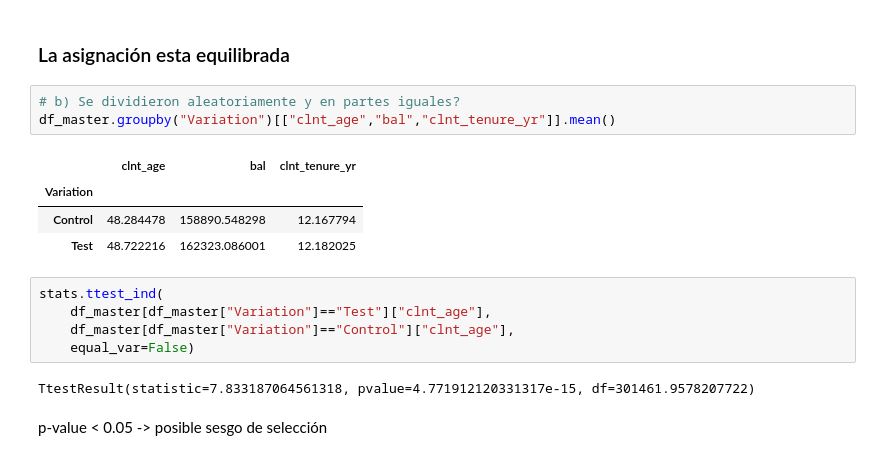
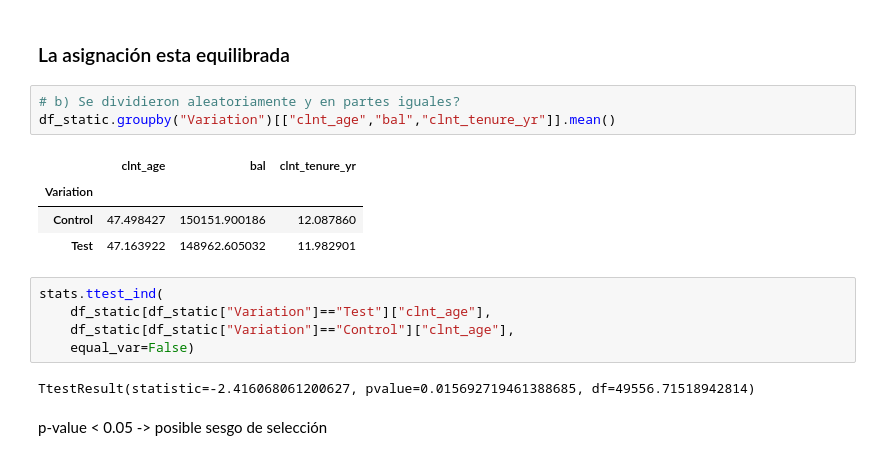
Before and after one commit to MonicaFernandezM/Vanguard1, a Jupyter notebook: vanguard.ipynb, the cells around one changed output. Drawn from its saved outputs; the diff is of its cells as text.

```diff
--- a/vanguard.ipynb
+++ b/vanguard.ipynb
@@ -794,19 +795,19 @@ Name: proportion, dtype: float64
 ### La asignación esta equilibrada
 # %%
 # b) Se dividieron aleatoriamente y en partes iguales?
-df_master.groupby("Variation")[["clnt_age","bal","clnt_tenure_yr"]].mean()
+df_static.groupby("Variation")[["clnt_age","bal","clnt_tenure_yr"]].mean()
 # %% [output]
 |  | clnt_age | bal | clnt_tenure_yr |
 | Variation |  |  |  |
-| Control | 48.284478 | 158890.548298 | 12.167794 |
-| Test | 48.722216 | 162323.086001 | 12.182025 |
+| Control | 47.498427 | 150151.900186 | 12.087860 |
+| Test | 47.163922 | 148962.605032 | 11.982901 |
 # %%
 stats.ttest_ind(
-    df_master[df_master["Variation"]=="Test"]["clnt_age"],
-    df_master[df_master["Variation"]=="Control"]["clnt_age"],
+    df_static[df_static["Variation"]=="Test"]["clnt_age"],
+    df_static[df_static["Variation"]=="Control"]["clnt_age"],
     equal_var=False)
 # %% [output]
-TtestResult(statistic=7.833187064561318, pvalue=4.771912120331317e-15, df=301461.9578207722)
+TtestResult(statistic=-2.416068061200627, pvalue=0.015692719461388685, df=49556.71518942814)
 # %% [markdown]
 p-value < 0.05 -> posible sesgo de selección
 # %% [markdown]
```
Also changed, not shown: parts of 3 cells of this notebook.
